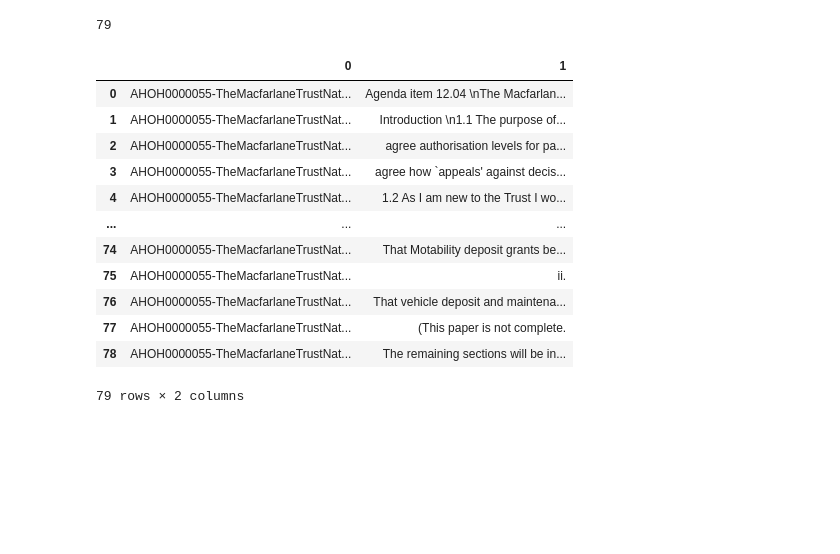
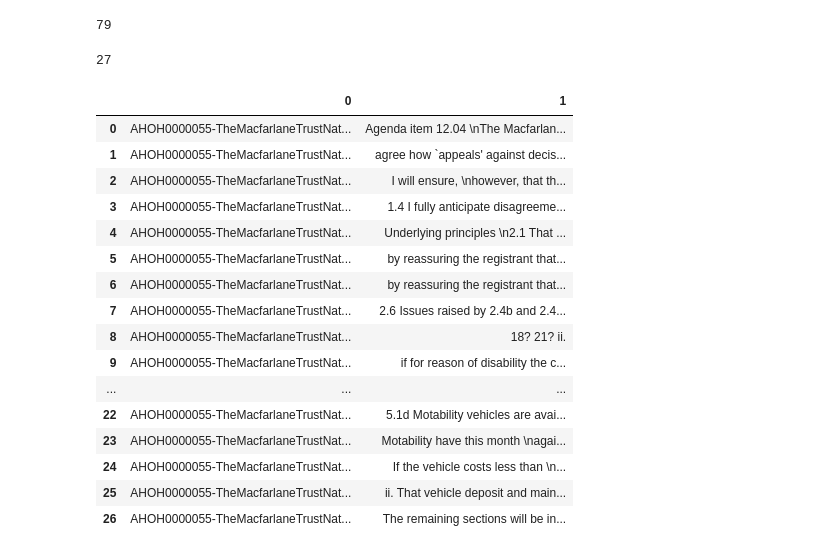
Before and after one commit to pnadelofficial/taylor_simple_search, a Jupyter notebook: testing.ipynb, the cells around one changed output. Drawn from its saved outputs; the diff is of its cells as text; code cells hidden in the pictures; blank space fills up the shorter version.

Commit message:
policy doc updates

```diff
--- a/testing.ipynb
+++ b/testing.ipynb
@@ -820,25 +820,34 @@ sents = sent_tokenize(text)
 len(sents)
 # %% [output]
 79
+# %%
+joined_sentences = [' '.join(sents[i:i+3]) for i in range(0, len(sents), 3)]
+len(joined_sentences)
+# %% [output]
+27
 # %%
 import pandas as pd
 
-df = pd.DataFrame(zip([policy_docs[0] for i in range(len(sents))], sents))
+df = pd.DataFrame(zip([policy_docs[0] for i in range(len(sents))], joined_sentences))
 df
 # %% [output]
 |  | 0 | 1 |
 | 0 | AHOH0000055-TheMacfarlaneTrustNat... | Agenda item 12.04 \nThe Macfarlan... |
-| 1 | AHOH0000055-TheMacfarlaneTrustNat... | Introduction \n1.1 The purpose of... |
-| 2 | AHOH0000055-TheMacfarlaneTrustNat... | agree authorisation levels for pa... |
-| 3 | AHOH0000055-TheMacfarlaneTrustNat... | agree how `appeals' against decis... |
-| 4 | AHOH0000055-TheMacfarlaneTrustNat... | 1.2 As I am new to the Trust I wo... |
+| 1 | AHOH0000055-TheMacfarlaneTrustNat... | agree how `appeals' against decis... |
+| 2 | AHOH0000055-TheMacfarlaneTrustNat... | I will ensure, \nhowever, that th... |
+| 3 | AHOH0000055-TheMacfarlaneTrustNat... | 1.4 I fully anticipate disagreeme... |
+| 4 | AHOH0000055-TheMacfarlaneTrustNat... | Underlying principles \n2.1 That ... |
+| 5 | AHOH0000055-TheMacfarlaneTrustNat... | by reassuring the registrant that... |
+| 6 | AHOH0000055-TheMacfarlaneTrustNat... | by reassuring the registrant that... |
+| 7 | AHOH0000055-TheMacfarlaneTrustNat... | 2.6 Issues raised by 2.4b and 2.4... |
+| 8 | AHOH0000055-TheMacfarlaneTrustNat... | 18? 21? ii. |
+| 9 | AHOH0000055-TheMacfarlaneTrustNat... | if for reason of disability the c... |
 | ... | ... | ... |
-| 74 | AHOH0000055-TheMacfarlaneTrustNat... | That Motability deposit grants be... |
-| 75 | AHOH0000055-TheMacfarlaneTrustNat... | ii. |
-| 76 | AHOH0000055-TheMacfarlaneTrustNat... | That vehicle deposit and maintena... |
-| 77 | AHOH0000055-TheMacfarlaneTrustNat... | (This paper is not complete. |
-| 78 | AHOH0000055-TheMacfarlaneTrustNat... | The remaining sections will be in... |
+| 22 | AHOH0000055-TheMacfarlaneTrustNat... | 5.1d Motability vehicles are avai... |
+| 23 | AHOH0000055-TheMacfarlaneTrustNat... | Motability have this month \nagai... |
+| 24 | AHOH0000055-TheMacfarlaneTrustNat... | If the vehicle costs less than \n... |
+| 25 | AHOH0000055-TheMacfarlaneTrustNat... | ii. That vehicle deposit and main... |
+| 26 | AHOH0000055-TheMacfarlaneTrustNat... | The remaining sections will be in... |
-79 rows × 2 columns
 # %%
 def pdf2df(parent, pdf_path):
     read_pdf = pypdf.PdfReader(base_path+'/'+parent+'/'+pdf_path)
```
Also changed, not shown: parts of 4 cells of this notebook, 1 other file.
